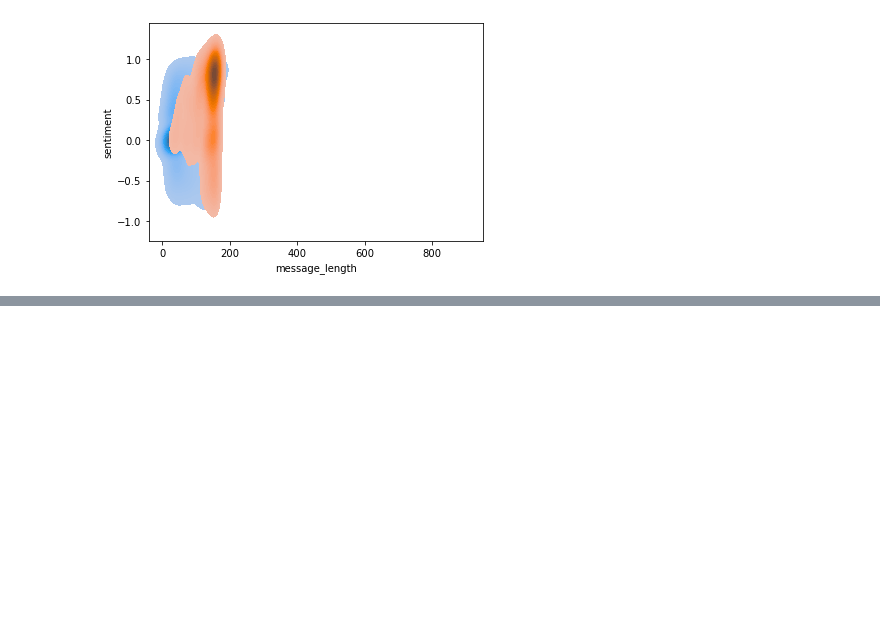
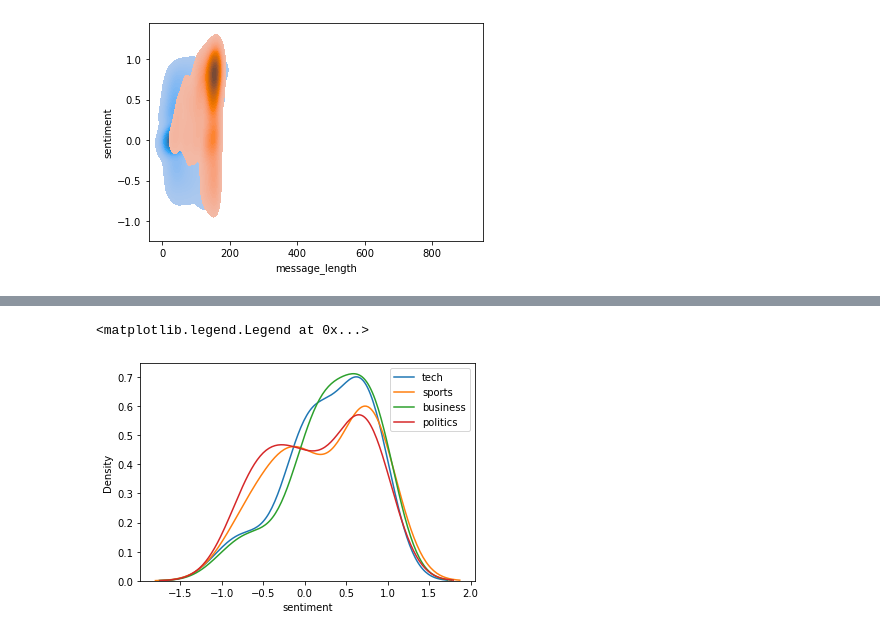
Before and after one commit to dashbringhurst/natural-language-processing-exercises, a Jupyter notebook: explore.ipynb, the cells around one changed output, grey strips where cells are left out. Saved outputs shown, nothing was run; the diff lists cells and outputs as text; code cells hidden in the pictures; blank space fills up the shorter version.

```diff
--- a/explore.ipynb
+++ b/explore.ipynb
@@ -270,0 +372,3 @@ codeup.head()
+# %%
+news['sentiment'] = news['lemmatized'].apply(lambda doc: sia.polarity_scores(doc)['compound'])
+news.head()
@@ -270,0 +382,9 @@ codeup.head()
+# %%
+sns.kdeplot(news[news.category == 'technology'].sentiment, label = 'tech')
+sns.kdeplot(news[news.category == 'sports'].sentiment, label = 'sports')
+sns.kdeplot(news[news.category == 'business'].sentiment, label = 'business')
+sns.kdeplot(news[news.category == 'politics'].sentiment, label = 'politics')
+plt.legend(['tech', 'sports', 'business', 'politics'])
+# %% [output]
+<matplotlib.legend.Legend at 0x...>
+[figure, added]
```
Also changed, not shown: parts of 18 cells of this notebook.
